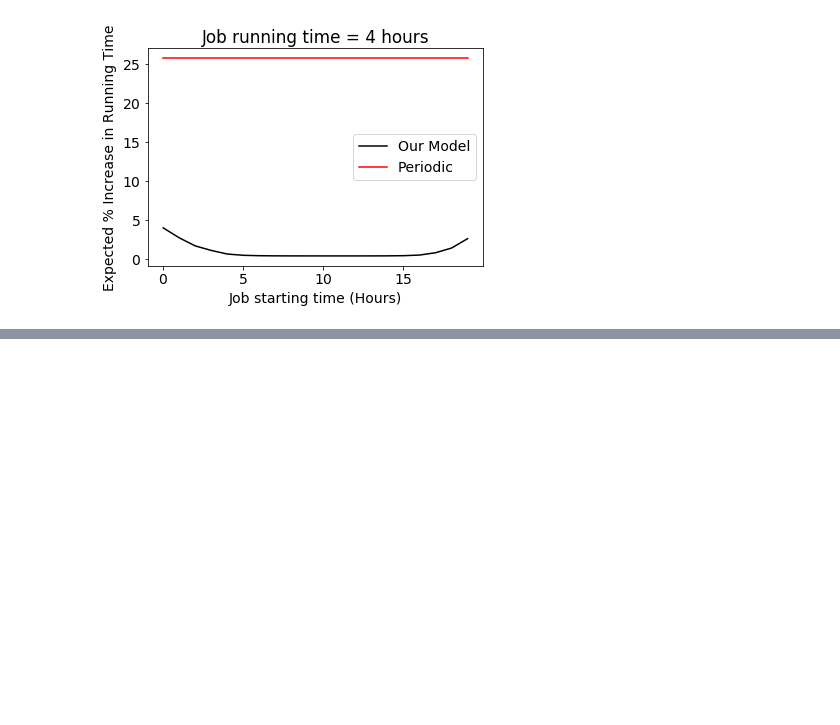
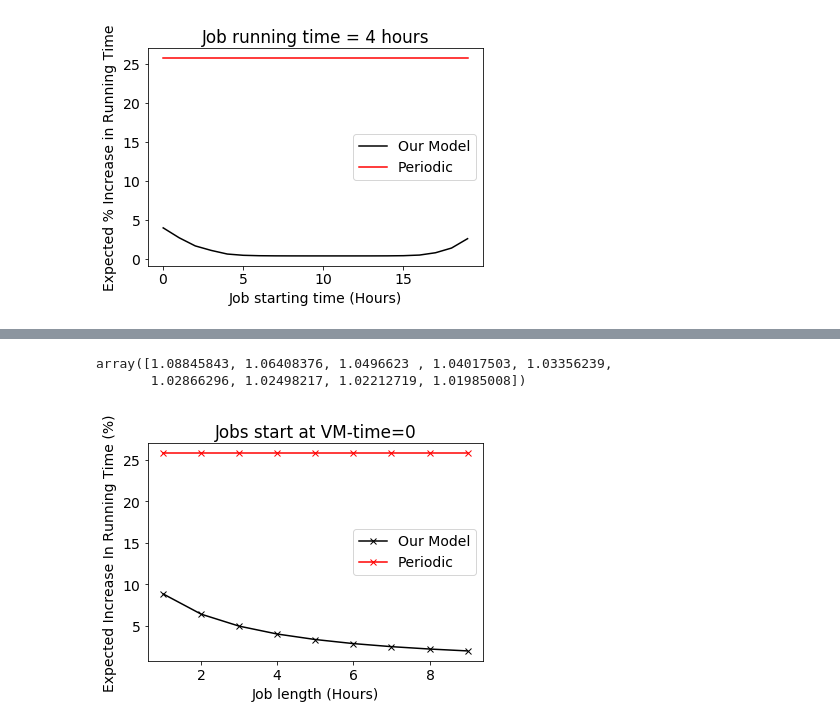
Before and after one commit to prateek-s/scispot, a Jupyter notebook: code/ckpt-sim-driver.ipynb, the cells around one changed output, grey strips where cells are left out. Cells and saved outputs as stored; diff of their text form; code cells hidden in the pictures; blank space fills up the shorter version.

```diff
--- a/code/ckpt-sim-driver.ipynb
+++ b/code/ckpt-sim-driver.ipynb
@@ -101,8 +146,15 @@ plt.savefig("../graphs/ckpt-4.pdf", bbox_inches='tight')
+# %%
+our_results/job_lens
+# %% [output]
+array([1.08845843, 1.06408376, 1.0496623 , 1.04017503, 1.03356239,
+       1.02866296, 1.02498217, 1.02212719, 1.01985008])
 # %%
-plt.plot(x, ((y/60.0)/4 - 1)*100, label="Our Model", color='k')
-plt.plot(x, [(YD_exp(4)/4 - 1)*100] * len(x), label="Periodic", color='r')
-plt.xlabel("Job starting time (Hours)")
-plt.ylabel("Expected % Increase in Running Time")
+plt.plot(x, 100*((our_results/job_lens) - 1.0) , label="Our Model", marker='x', color='k')
+plt.plot(x, 100*((yd_results/job_lens) - 1.0), label="Periodic", marker='x', color='r')
+plt.xlabel("Job length (Hours)")
+plt.ylabel("Expected Increase In Running Time (%)")
 plt.legend(loc='best')
-plt.title("Job running time = 4 hours")
-plt.savefig("../graphs/ckpt-4.pdf", bbox_inches='tight')
+plt.title("Jobs start at VM-time=0")
+plt.savefig("../graphs/ckpt-start-relative.pdf", bbox_inches='tight')
+# %% [output]
+[figure, added]
```
Also changed, not shown: parts of 10 cells of this notebook, 4 other files.
